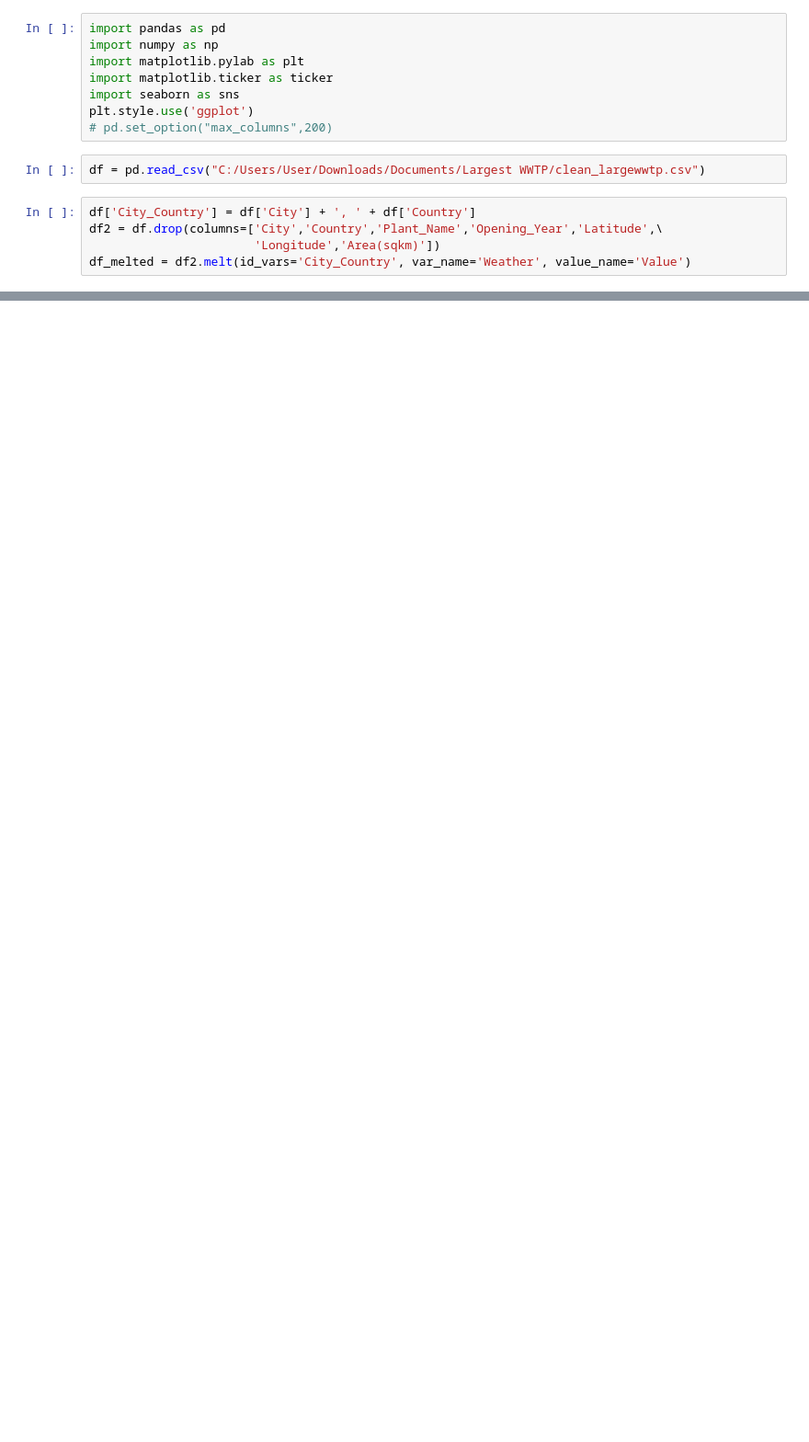
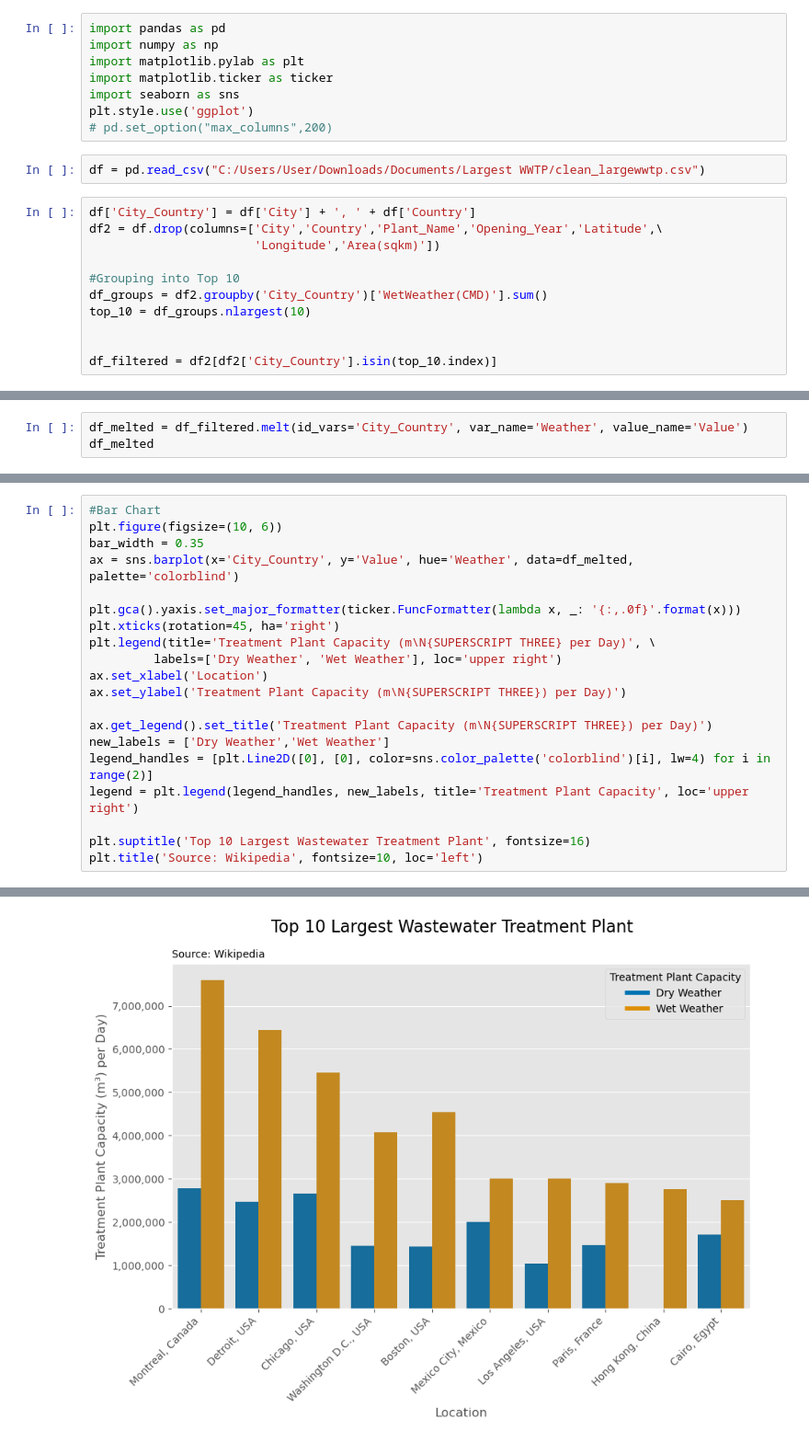
Before and after one commit to bryancastillo10/LargestWWTP, a Jupyter notebook: 03_data_analysis.ipynb, the cells around one changed output, grey strips where cells are left out. Shown: that part at 92% size. Drawn from its saved outputs; the diff is of its cells as text; blank space fills up the shorter version.

Commit message:
Bar Chart Updated

```diff
--- a/03_data_analysis.ipynb
+++ b/03_data_analysis.ipynb
@@ -12,4 +12,10 @@ df = pd.read_csv("C:/Users/User/Downloads/Documents/Largest WWTP/clean_largewwtp
 df['City_Country'] = df['City'] + ', ' + df['Country']
 df2 = df.drop(columns=['City','Country','Plant_Name','Opening_Year','Latitude',\
                        'Longitude','Area(sqkm)'])
-df_melted = df2.melt(id_vars='City_Country', var_name='Weather', value_name='Value')
+
+#Grouping into Top 10
+df_groups = df2.groupby('City_Country')['WetWeather(CMD)'].sum()
+top_10 = df_groups.nlargest(10)
+
+
+df_filtered = df2[df2['City_Country'].isin(top_10.index)]
@@ -39,0 +22,3 @@ plt.xticks(rotation=45, ha='right')
+# %%
+df_melted = df_filtered.melt(id_vars='City_Country', var_name='Weather', value_name='Value')
+df_melted
@@ -39,0 +43,21 @@ plt.xticks(rotation=45, ha='right')
+# %%
+#Bar Chart
+plt.figure(figsize=(10, 6))
+bar_width = 0.35
+ax = sns.barplot(x='City_Country', y='Value', hue='Weather', data=df_melted, palette='colorblind')
+
+plt.gca().yaxis.set_major_formatter(ticker.FuncFormatter(lambda x, _: '{:,.0f}'.format(x)))
+plt.xticks(rotation=45, ha='right')
+plt.legend(title='Treatment Plant Capacity (m\N{SUPERSCRIPT THREE} per Day)', \
+         labels=['Dry Weather', 'Wet Weather'], loc='upper right')
+ax.set_xlabel('Location')
+ax.set_ylabel('Treatment Plant Capacity (m\N{SUPERSCRIPT THREE}) per Day)')
+
+ax.get_legend().set_title('Treatment Plant Capacity (m\N{SUPERSCRIPT THREE}) per Day)')
+new_labels = ['Dry Weather','Wet Weather']
+legend_handles = [plt.Line2D([0], [0], color=sns.color_palette('colorblind')[i], lw=4) for i in range(2)]
+legend = plt.legend(legend_handles, new_labels, title='Treatment Plant Capacity', loc='upper right')
+
+plt.suptitle('Top 10 Largest Wastewater Treatment Plant', fontsize=16)
+plt.title('Source: Wikipedia', fontsize=10, loc='left')
+# %% [output]
@@ -39,0 +65 @@ plt.xticks(rotation=45, ha='right')
+[figure, added]
```
Also changed, not shown: parts of 5 cells of this notebook.
